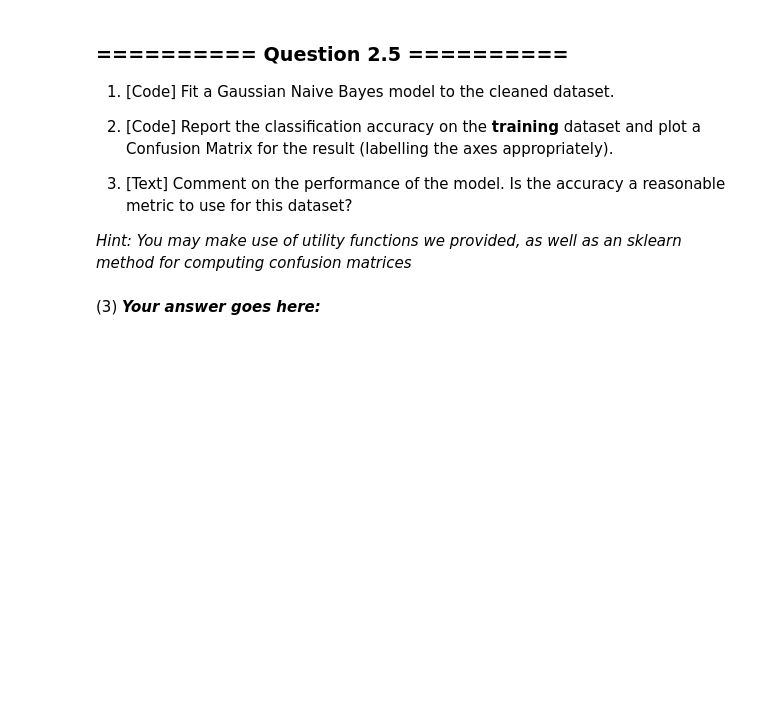
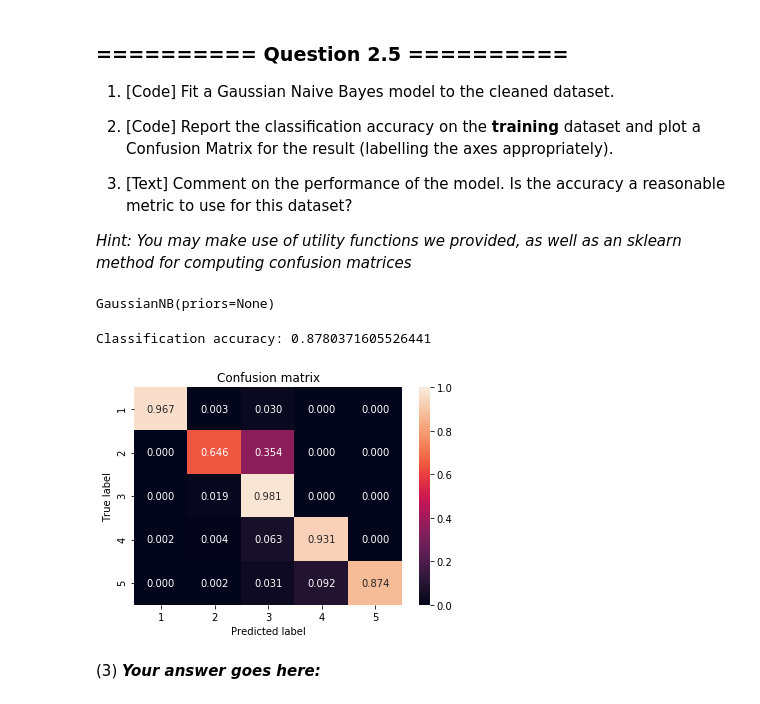
Before and after one commit to lauramasselos/IAML2019, a Jupyter notebook: assignments/Assignment1/Assignment1.ipynb, the cells around one changed output. Cells and saved outputs as stored; diff of their text form; code cells hidden in the pictures; blank space fills up the shorter version.

```diff
--- a/assignments/Assignment1/Assignment1.ipynb
+++ b/assignments/Assignment1/Assignment1.ipynb
@@ -180,5 +209,20 @@ max      5.000000
 1. [Text] Comment on the performance of the model. Is the accuracy a reasonable metric to use for this dataset?
 
 *Hint: You may make use of utility functions we provided, as well as an sklearn method for computing confusion matrices*
+# %%
+# (1) # Your Code goes here:
+X_train = news_train.drop('class',axis=1)
+y_train = news_train['class']
+
+classifier = GaussianNB()
+
+classifier.fit(X_train,y_train)
+# %% [output]
+GaussianNB(priors=None)
 # %%
-# (1) # Your Code goes here:
+# (2) # Your Code goes here:
+accuracy = classifier.score(X_train,y_train)
+
+print("Classification accuracy: {}".format(accuracy))
+# %% [output]
+Classification accuracy: 0.8780371605526441
@@ -187,3 +229,8 @@ max      5.000000
+# %%
+cm = confusion_matrix(y_train, classifier.predict(X_train))
+plot_confusion_matrix(cm, classes=[1,2,3,4,5])
+# %% [output]
+[figure, added]
 # %% [markdown]
 (3) ***Your answer goes here:***
 # %% [markdown]
```
Also changed, not shown: parts of 23 cells of this notebook.
